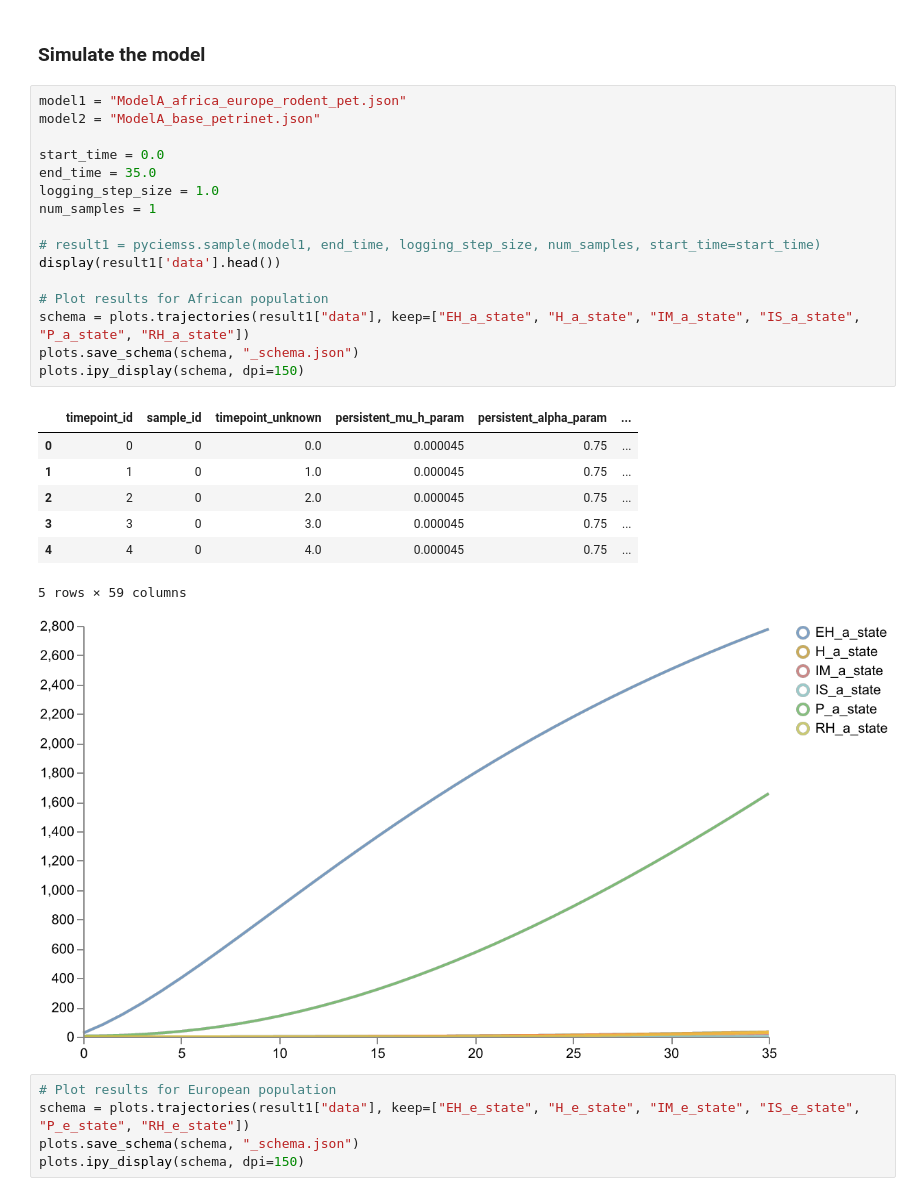
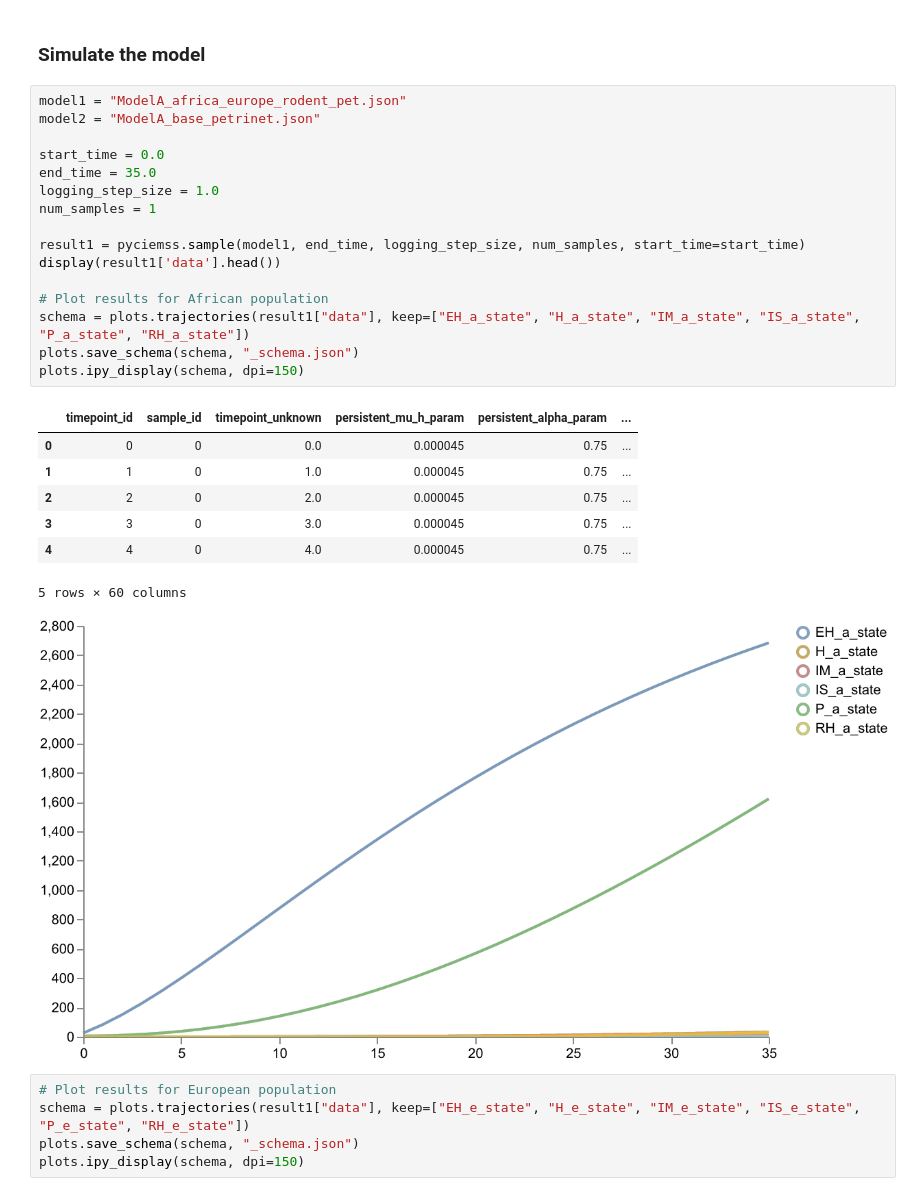
Before and after one commit to DARPA-ASKEM/program-milestones, a Jupyter notebook: final-program-milestone/hackathon/epi/decisionmaker-scenarios.ipynb, the cells around one changed output. Saved outputs shown, nothing was run; the diff lists cells and outputs as text.

```diff
--- a/final-program-milestone/hackathon/epi/decisionmaker-scenarios.ipynb
+++ b/final-program-milestone/hackathon/epi/decisionmaker-scenarios.ipynb
@@ -241,28 +242,28 @@ template_model_to_petrinet_json_file(tm, 'ModelA_africa_europe_rodent_pet.json')
 # %%
 model1 = "ModelA_africa_europe_rodent_pet.json"
 model2 = "ModelA_base_petrinet.json"
 
 start_time = 0.0
 end_time = 35.0
 logging_step_size = 1.0
 num_samples = 1
 
-# result1 = pyciemss.sample(model1, end_time, logging_step_size, num_samples, start_time=start_time)
+result1 = pyciemss.sample(model1, end_time, logging_step_size, num_samples, start_time=start_time)
 display(result1['data'].head())
 
 # Plot results for African population
 schema = plots.trajectories(result1["data"], keep=["EH_a_state", "H_a_state", "IM_a_state", "IS_a_state", "P_a_state", "RH_a_state"])
 plots.save_schema(schema, "_schema.json")
 plots.ipy_display(schema, dpi=150)
 # %% [output]
 |  | timepoint_id | sample_id | timepoint_unknown | persistent_mu_h_param | persistent_alpha_param | ... |
 | 0 | 0 | 0 | 0.0 | 0.000045 | 0.75 | ... |
 | 1 | 1 | 0 | 1.0 | 0.000045 | 0.75 | ... |
 | 2 | 2 | 0 | 2.0 | 0.000045 | 0.75 | ... |
 | 3 | 3 | 0 | 3.0 | 0.000045 | 0.75 | ... |
 | 4 | 4 | 0 | 4.0 | 0.000045 | 0.75 | ... |
-5 rows × 59 columns
+5 rows × 60 columns
-[figure, old version]
+[figure, new version]
 # %%
 # Plot results for European population
 schema = plots.trajectories(result1["data"], keep=["EH_e_state", "H_e_state", "IM_e_state", "IS_e_state", "P_e_state", "RH_e_state"])
```
Also changed, not shown: parts of 4 cells of this notebook, 2 other files.
